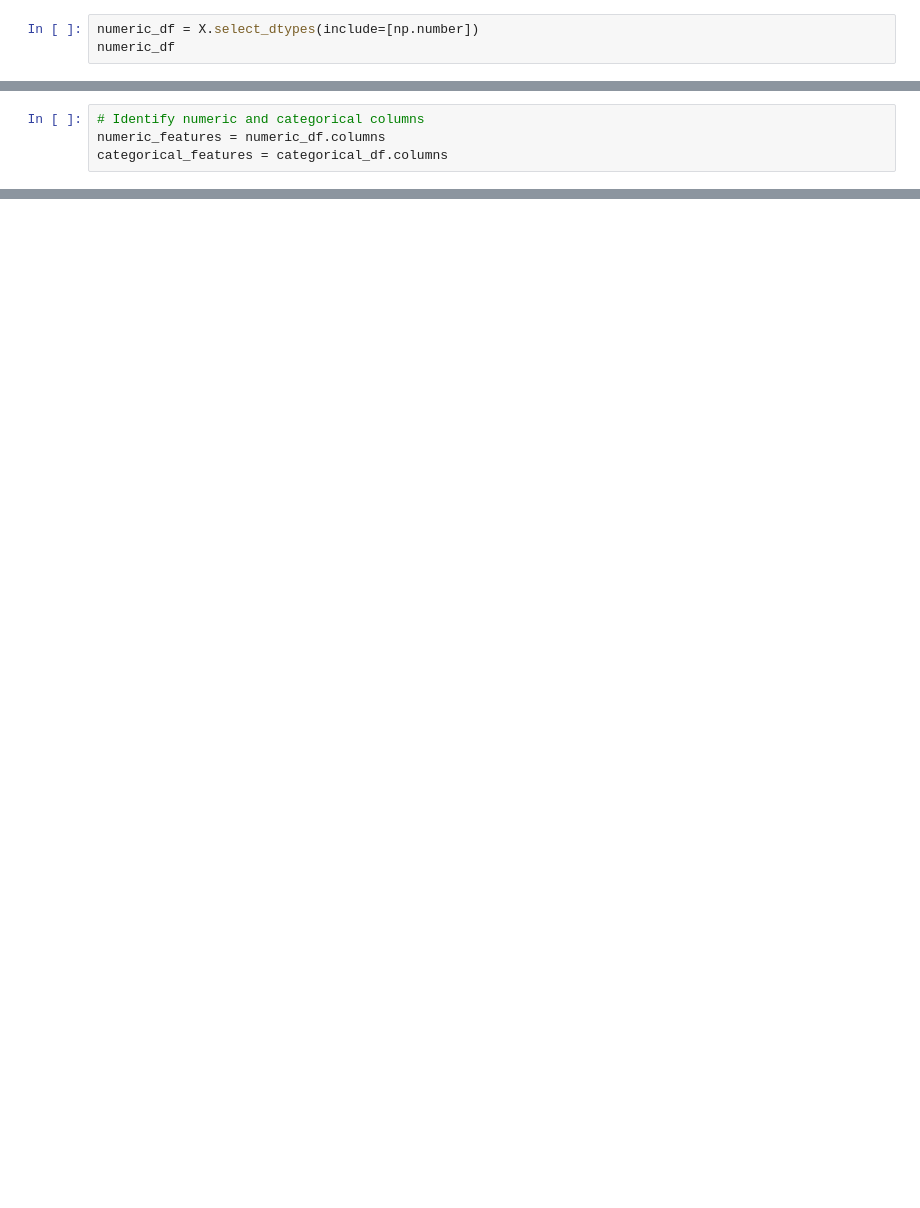
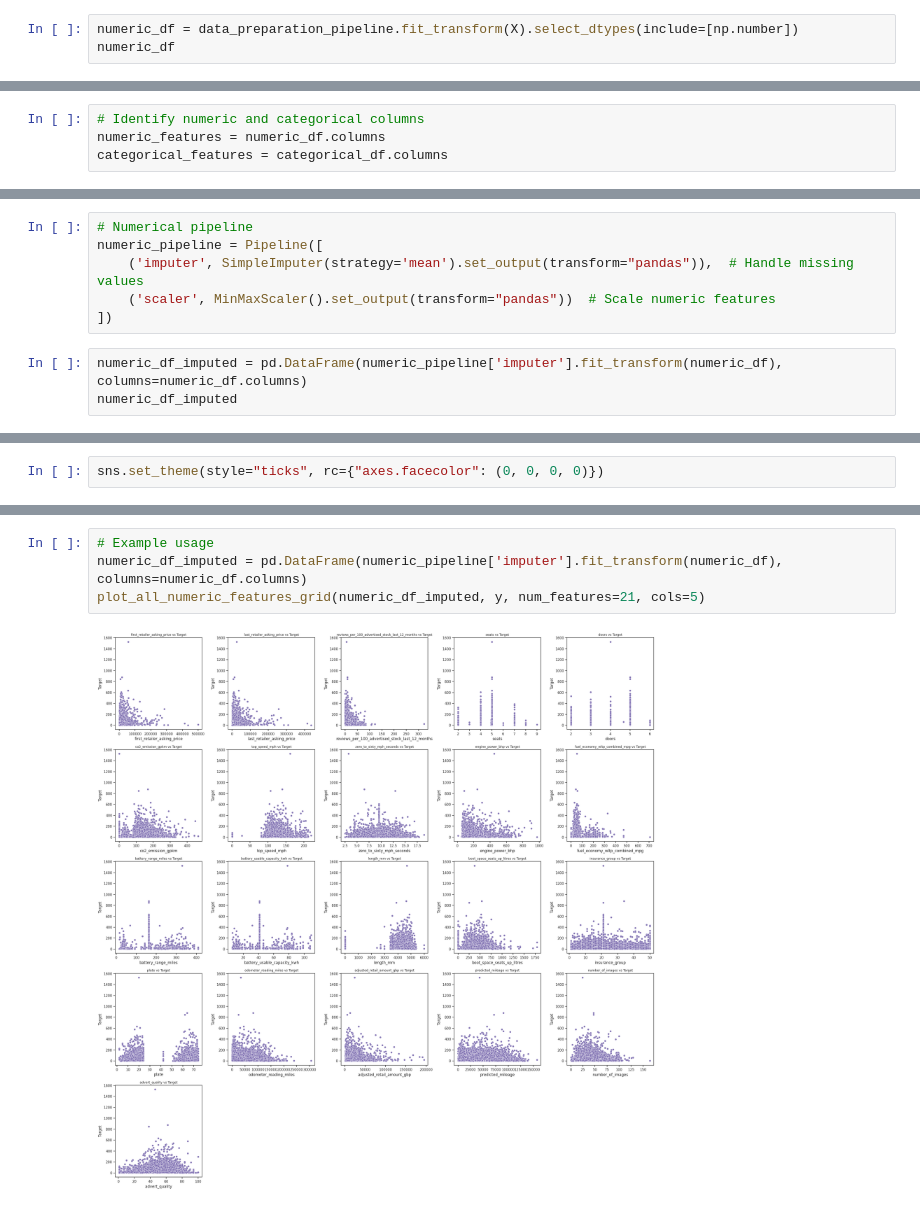
Before and after one commit to thanktua-spp/MMU_Hack_Data, a Jupyter notebook: notebooks/MMU_Hack_EDA.ipynb, the cells around one changed output, grey strips where cells are left out. Cells and saved outputs as stored; diff of their text form; blank space fills up the shorter version.

```diff
--- a/notebooks/MMU_Hack_EDA.ipynb
+++ b/notebooks/MMU_Hack_EDA.ipynb
@@ -272,5 +301,5 @@ categorical_df
 # %%
-numeric_df = X.select_dtypes(include=[np.number])
+numeric_df = data_preparation_pipeline.fit_transform(X).select_dtypes(include=[np.number])
 numeric_df
 # %% [output]
 |  | first_retailer_asking_price | last_retailer_asking_price | reviews_per_100_advertised_stock_... | seats | doors | co2_emission_gpkm | ... |
@@ -292,0 +324,9 @@ categorical_features = categorical_df.columns
+# %%
+# Numerical pipeline
+numeric_pipeline = Pipeline([
+    ('imputer', SimpleImputer(strategy='mean').set_output(transform="pandas")),  # Handle missing values
+    ('scaler', MinMaxScaler().set_output(transform="pandas"))  # Scale numeric features
+])
+# %%
+numeric_df_imputed = pd.DataFrame(numeric_pipeline['imputer'].fit_transform(numeric_df), columns=numeric_df.columns)
+numeric_df_imputed
@@ -292,0 +366,2 @@ categorical_features = categorical_df.columns
+# %%
+sns.set_theme(style="ticks", rc={"axes.facecolor": (0, 0, 0, 0)})
@@ -292,0 +411,6 @@ categorical_features = categorical_df.columns
+# %%
+# Example usage
+numeric_df_imputed = pd.DataFrame(numeric_pipeline['imputer'].fit_transform(numeric_df), columns=numeric_df.columns)
+plot_all_numeric_features_grid(numeric_df_imputed, y, num_features=21, cols=5)
+# %% [output]
+[figure, added]
```
Also changed, not shown: parts of 68 cells of this notebook, 2 other files.
